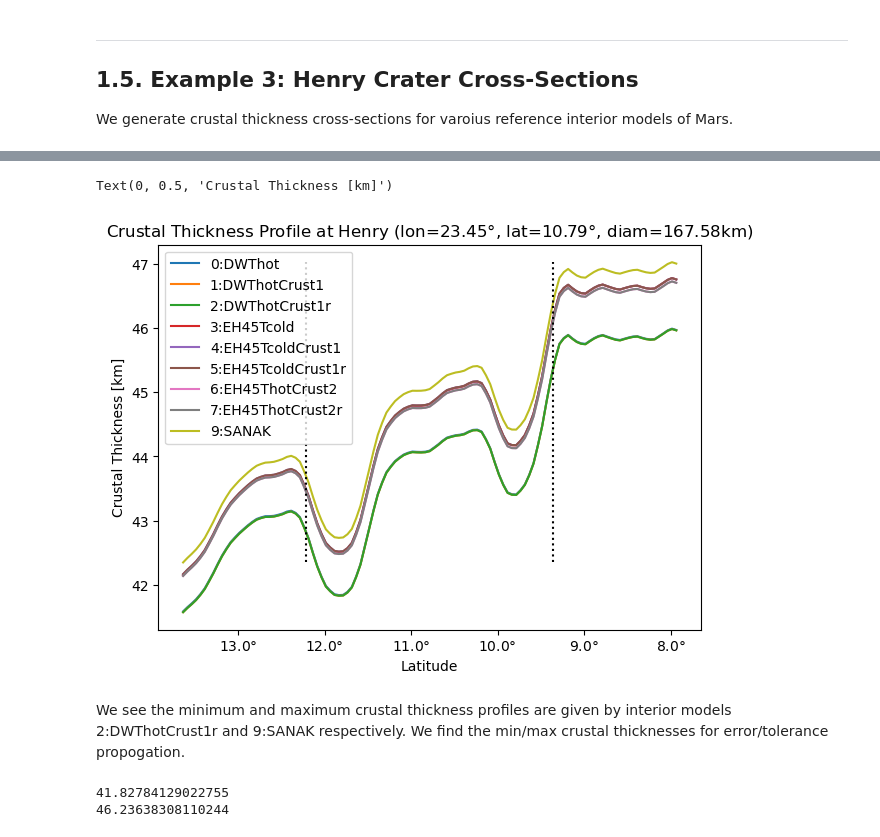
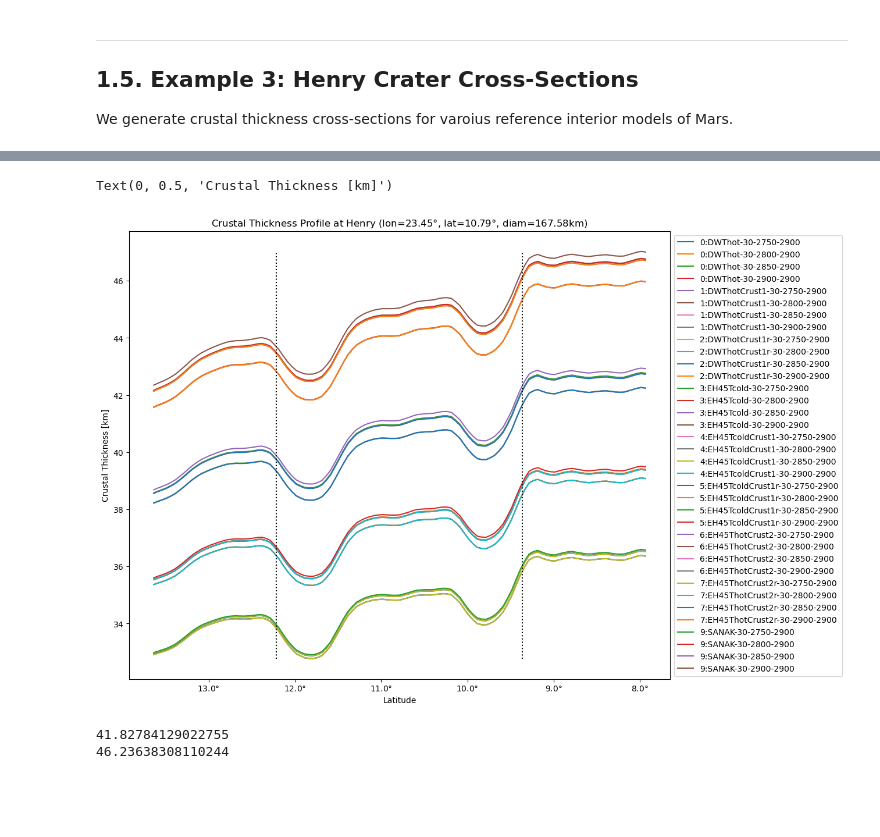
Before and after one commit to Humboldt-Penguin/Mars-Magnetics-Research, a Jupyter notebook: code/05_mag_src_map/src/main/summary.ipynb, the cells around one changed output, grey strips where cells are left out. Saved outputs shown, nothing was run; the diff lists cells and outputs as text; code cells hidden in the pictures; blank space fills up the shorter version.

Commit message:
Crust.py fix and plotting all Henry profiles

```diff
--- a/code/05_mag_src_map/src/main/summary.ipynb
+++ b/code/05_mag_src_map/src/main/summary.ipynb
@@ -276,11 +237,2 @@ plot_craterCrustalThickness_2D('Henry', 1.3, 0.01)
 # %% [output]
 [figure]
-# %%
-Crust.loadData(filename='Mars-thick-DWThot-30-2800-2900__shortened__grid=0.1.npy')
-
-# plot_craterCrustalThickness_2D('Henry', 5, 0.1)
-# plot_craterCrustalThickness_2D('Henry', 3, 0.1)
-# plot_craterCrustalThickness_2D('Henry', 1.3, 0.1)
-plot_craterCrustalThickness_2D('Henry', 1.3, 0.01)
-
-# should take ~30 seconds
@@ -294,10 +328,12 @@ We generate crustal thickness cross-sections for varoius reference interior mode
 # %%
+""" crustal thickness profiles for ALL datasets """
+
 crater_name = 'Henry'
 scaling = 2
 spacing = 0.05
 
 
-''' get profiles '''
+''' constants '''
 
 thiscrater = Craters.getByName(crater_name)
 radius_th = Craters.km2theta(thiscrater['diam']/2)
@@ -312,51 +348,56 @@ frame_lat_top = thiscrater['lat']+radius_th*scaling
 lat_range = np.arange(frame_lat_bottom, frame_lat_top, spacing)
 
 
+''' get profiles '''
+
+
 meta_dat = []
 
-for i in range(16):
-    if i in Crust.invalid_ref_interior_model:
-        continue
-    Crust.loadData(ref_interior_model_int=i)
+for i_row in range(Crust_df.shape[0]):
+    Crust.loadData(index=i_row)
 
 
     dat = []
     for lat in lat_range:
         dat.append(Crust.getThickness(crater_lon_center, lat))
     dat = np.asarray(dat)
 
 
-    meta_dat.append([i, dat])
+    model_id = f'{Crust.getRefInteriorModel_int()}:{Crust.getRefInteriorModel_str()}-30-{Crust.rho_south}-{Crust.rho_north}'
+
+
+    meta_dat.append([model_id, dat])
 
 
 ''' plot '''
 
-fig = plt.figure(figsize=(7,5))
+fig = plt.figure(figsize=(12,10))
 ax = plt.axes()
-for (i,dat) in meta_dat:
+for (model_id,dat) in meta_dat:
     lin, = ax.plot(lat_range, dat)
-    lin.set_label(f'{i}:{Crust.dict_ref_interior_model[i]}')
+    lin.set_label(model_id)
 
 
-ax.legend()
+plt.legend(loc='upper left', bbox_to_anchor=(1, 1))
 ax.invert_xaxis()
 
-ax.vlines(x=[crater_lat_bottom, crater_lat_top], ymin=np.amin(dat), ymax=np.amax(dat), colors='k', linestyles='dotted')
+alldat = np.concatenate([row[1] for row in meta_dat])
+ymin = alldat.min()
+ymax = alldat.max()
+ax.vlines(x=[crater_lat_bottom, crater_lat_top], ymin=ymin, ymax=ymax, colors='k', linestyles='dotted')
 
 if thiscrater['name'] == '':
     name = thiscrater['id']
 else:
     name = thiscrater['name']
 
 ax.set_title(f'Crustal Thickness Profile at {name} (lon={crater_lon_center:0.2f}$\degree$, lat={crater_lat_center:0.2f}$\degree$, diam={thiscrater["diam"]:0.2f}km)')
 ax.set_xlabel('Latitude')
 ax.xaxis.set_major_formatter('{x}$\degree$')
 ax.set_ylabel('Crustal Thickness [km]')
 # %% [output]
 Text(0, 0.5, 'Crustal Thickness [km]')
-[figure, old version]
+[figure, new version]
-# %% [markdown]
-We see the minimum and maximum crustal thickness profiles are given by interior models 2:DWThotCrust1r and 9:SANAK respectively. We find the min/max crustal thicknesses for error/tolerance propogation.
 # %%
 ''' get henry profiles for ['DWThotCrust1r', 'SANAK'] '''
 
```
Also changed, not shown: parts of 4 cells of this notebook, 1 other file.
